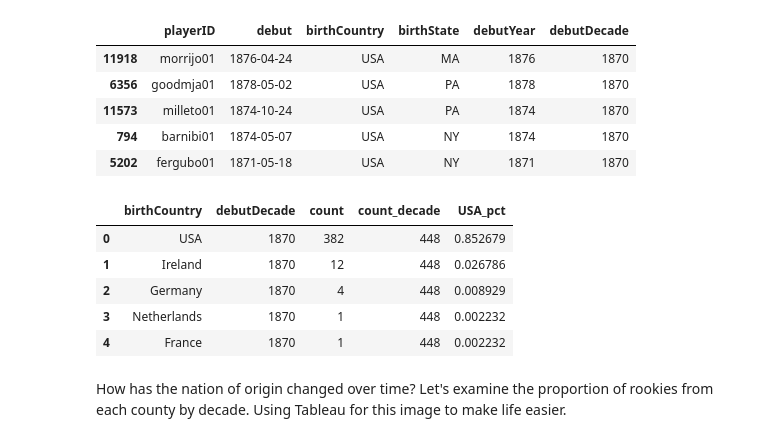
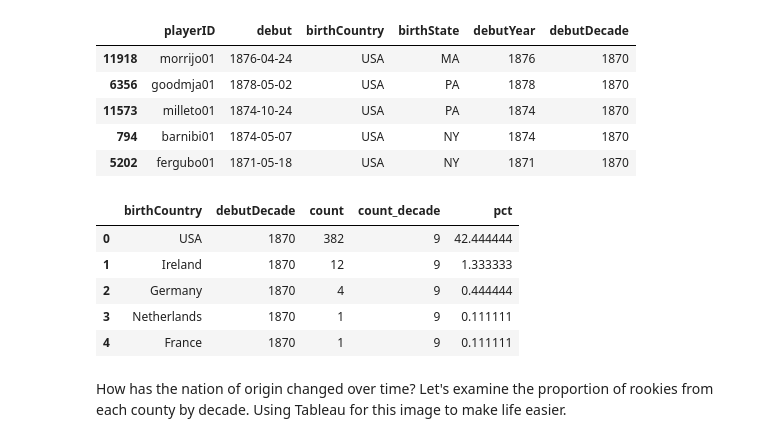
Before and after one commit to kenEldridge/baseball, a Jupyter notebook: baseball.ipynb, the cells around one changed output. Drawn from its saved outputs; the diff is of its cells as text; code cells hidden in the pictures.

```diff
--- a/baseball.ipynb
+++ b/baseball.ipynb
@@ -220,14 +222,15 @@ sns.barplot(debut_year_cnt['debut_year'], debut_year_cnt['count'])
 # %% [markdown]
 ## Birth Location
 # %%
-birth_loc = copy(dfs['Master.csv'][['playerID', 'debut', 'birthCountry', 'birthState']])
-birth_loc = pd.DataFrame([row for idx, row in birth_loc.iterrows() if type(row.debut) == str])
-birth_loc['debutYear'] = [datetime.strptime(x, '%Y-%m-%d').date().year for x in birth_loc['debut'] if type(x) == str]
-d = [str(x)[0:3] + '0' for x in birth_loc['debut']]
-birth_loc['debutDecade'] = d
-birth_loc = birth_loc.sort_values(by='debutDecade')
-birth_loc = birth_loc[birth_loc['debutDecade'] != 'nan0']
-birth_loc.head()
+birth_location = copy(dfs['Master.csv'][['playerID', 'debut', 'birthCountry', 'birthState']])
+birth_location = pd.DataFrame([row for idx, row in birth_location.iterrows() if type(row.debut) == str])
+birth_location['debutYear'] = [datetime.strptime(x, '%Y-%m-%d').date().year for x in birth_location['debut']
+                               if type(x) == str]
+d = [str(x)[0:3] + '0' for x in birth_location['debut']]
+birth_location['debutDecade'] = d
+birth_location = birth_location.sort_values(by='debutDecade')
+birth_location = birth_location[birth_location['debutDecade'] != 'nan0']
+birth_location.head()
 # %% [output]
 |  | playerID | debut | birthCountry | birthState | debutYear | debutDecade |
 | 11918 | morrijo01 | 1876-04-24 | USA | MA | 1876 | 1870 |
@@ -236,27 +239,27 @@ birth_loc.head()
 | 794 | barnibi01 | 1874-05-07 | USA | NY | 1874 | 1870 |
 | 5202 | fergubo01 | 1871-05-18 | USA | NY | 1871 | 1870 |
 # %%
-birth_loc_cnt = birth_loc.groupby(['birthCountry', 'debutDecade']).count()
-birth_loc_cnt = birth_loc_cnt.reset_index()
-birth_loc_d_cnt = birth_loc.groupby(['debutDecade']).count()
-birth_loc_d_cnt = birth_loc_d_cnt.reset_index()
-birth_loc_d_cnt = birth_loc_d_cnt[['debutDecade', 'playerID']]
-birth_loc_d_cnt.columns = ['debutDecade', 'count']
-birth_loc_d_cnt = birth_loc_d_cnt.sort_values('debutDecade')
-birth_loc_cnt = birth_loc_cnt.sort_values('debutDecade').reset_index()
-birth_loc_cnt = pd.merge(birth_loc_cnt, birth_loc_d_cnt, on='debutDecade')
-birth_loc_cnt = birth_loc_cnt[['birthCountry', 'debutDecade', 'playerID', 'count']]
-birth_loc_cnt.columns = ['birthCountry', 'debutDecade', 'count', 'count_decade']
-birth_loc_cnt['USA_pct'] = birth_loc_cnt['count'] / birth_loc_cnt['count_decade']
-birth_loc_cnt.to_csv('baseball_birth_location_pct.csv')
-birth_loc_cnt.head()
+birth_loc = birth_location.groupby(['birthCountry', 'debutDecade']).count()
+birth_loc = birth_loc.reset_index()
+birth_loc_d = birth_loc.groupby(['debutDecade']).count()
+birth_loc_d = birth_loc_d.reset_index()
+birth_loc_d = birth_loc_d[['debutDecade', 'playerID']]
+birth_loc_d.columns = ['debutDecade', 'count']
+birth_loc_d = birth_loc_d.sort_values('debutDecade')
+birth_loc = birth_loc.sort_values('debutDecade').reset_index()
+birth_loc = pd.merge(birth_loc, birth_loc_d, on='debutDecade')
+birth_loc = birth_loc[['birthCountry', 'debutDecade', 'playerID', 'count']]
+birth_loc.columns = ['birthCountry', 'debutDecade', 'count', 'count_decade']
+birth_loc['pct'] = birth_loc['count'] / birth_loc['count_decade']
+birth_loc.to_csv('baseball_birth_location_pct.csv')
+birth_loc.head()
 # %% [output]
-|  | birthCountry | debutDecade | count | count_decade | USA_pct |
-| 0 | USA | 1870 | 382 | 448 | 0.852679 |
-| 1 | Ireland | 1870 | 12 | 448 | 0.026786 |
-| 2 | Germany | 1870 | 4 | 448 | 0.008929 |
-| 3 | Netherlands | 1870 | 1 | 448 | 0.002232 |
-| 4 | France | 1870 | 1 | 448 | 0.002232 |
+|  | birthCountry | debutDecade | count | count_decade | pct |
+| 0 | USA | 1870 | 382 | 9 | 42.444444 |
+| 1 | Ireland | 1870 | 12 | 9 | 1.333333 |
+| 2 | Germany | 1870 | 4 | 9 | 0.444444 |
+| 3 | Netherlands | 1870 | 1 | 9 | 0.111111 |
+| 4 | France | 1870 | 1 | 9 | 0.111111 |
 # %% [markdown]
 How has the nation of origin changed over time?  Let's examine the proportion of rookies from each county by decade.  Using Tableau for this image to make life easier.
 # %%
```
Also changed, not shown: parts of 7 cells of this notebook, 2 other files.
